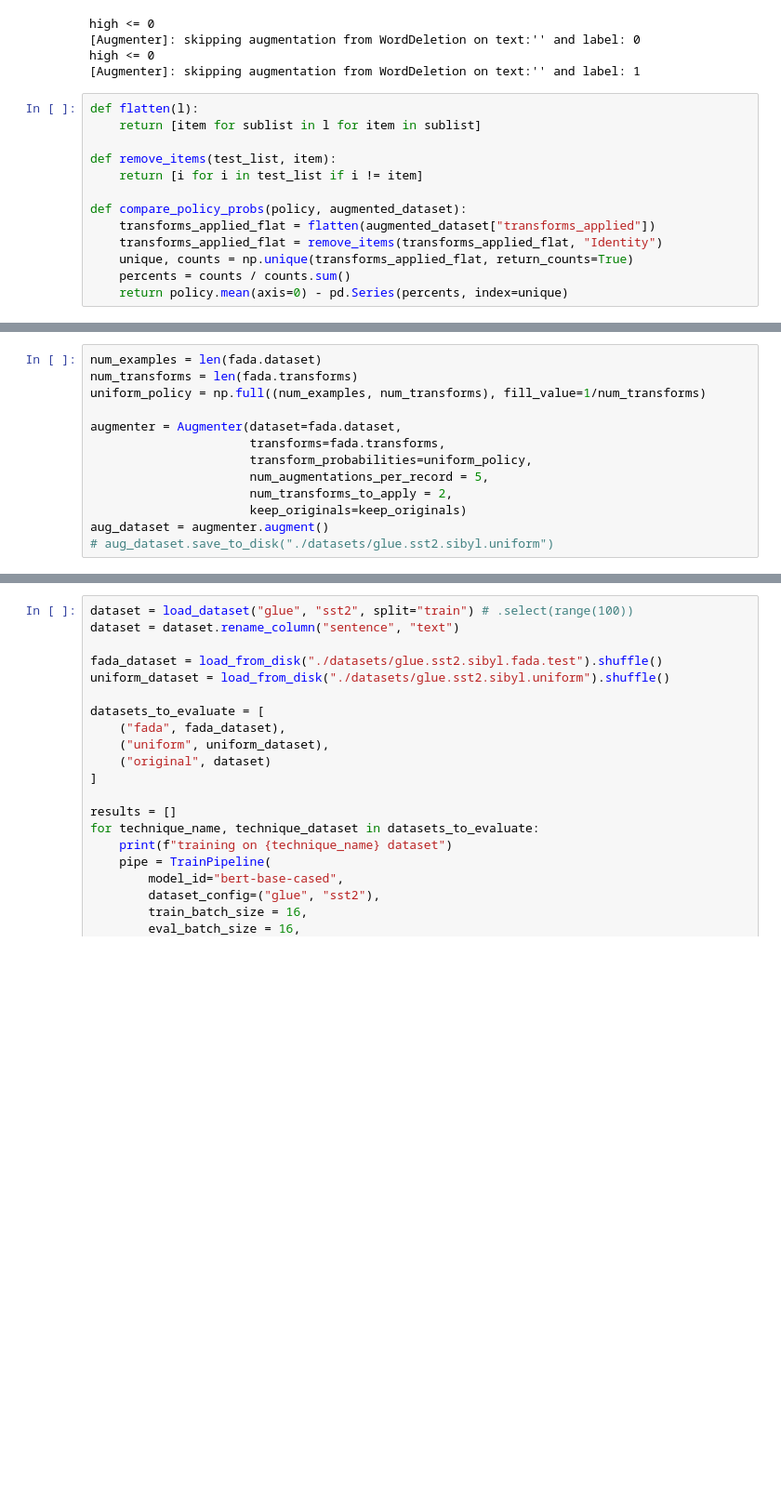
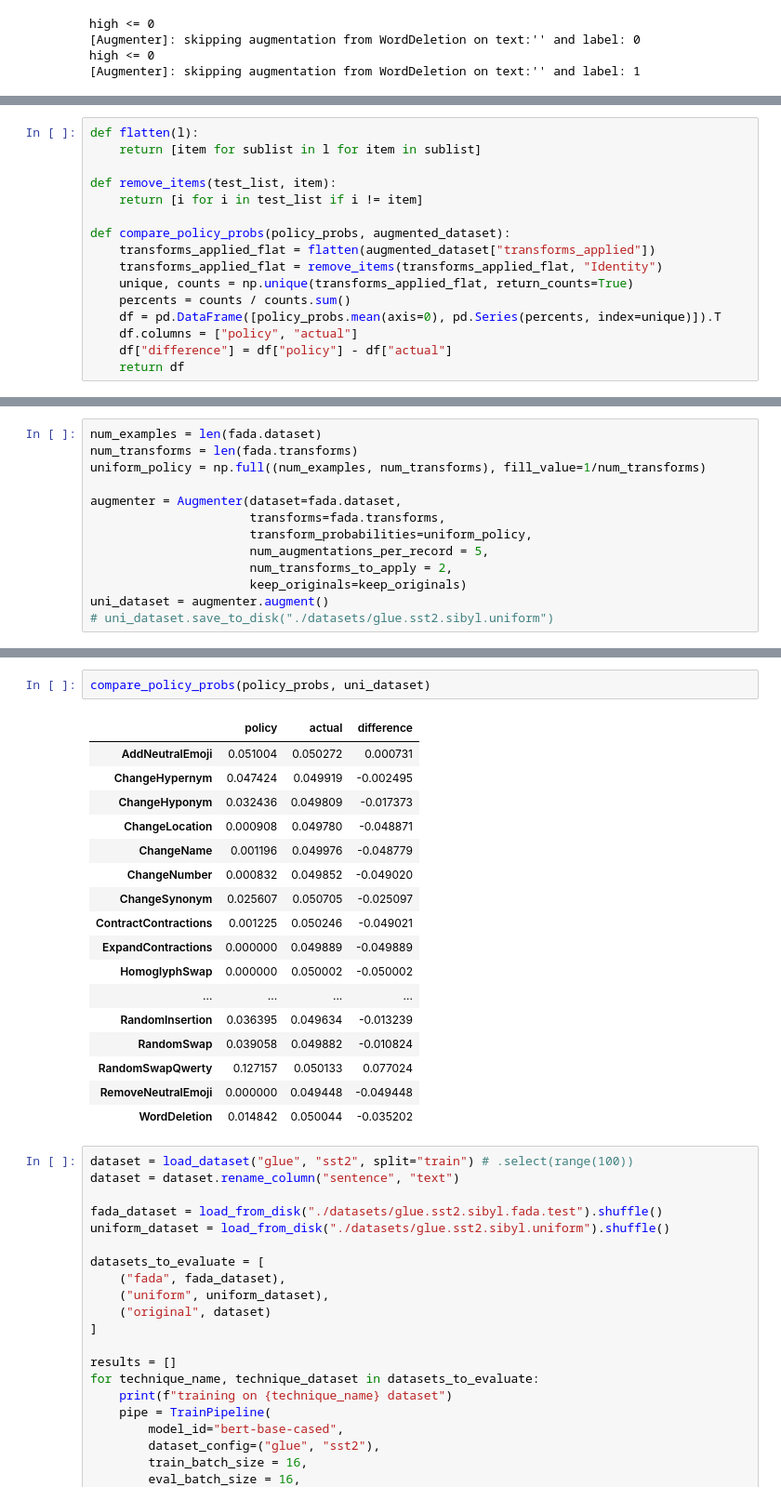
Before and after one commit to Wauplin/fada, a Jupyter notebook: fada - augment.ipynb, the cells around one changed output, grey strips where cells are left out. Shown at 93% size. Drawn from its saved outputs; the diff is of its cells as text; blank space fills up the shorter version.

```diff
--- a/fada - augment.ipynb
+++ b/fada - augment.ipynb
@@ -957,16 +957,3 @@ high <= 0
 [Augmenter]: skipping augmentation from WordDeletion on text:'' and label: 0
 high <= 0
 [Augmenter]: skipping augmentation from WordDeletion on text:'' and label: 1
-# %%
-def flatten(l):
-    return [item for sublist in l for item in sublist]
-
-def remove_items(test_list, item):
-    return [i for i in test_list if i != item]
-
-def compare_policy_probs(policy, augmented_dataset):
-    transforms_applied_flat = flatten(augmented_dataset["transforms_applied"])
-    transforms_applied_flat = remove_items(transforms_applied_flat, "Identity")
-    unique, counts = np.unique(transforms_applied_flat, return_counts=True)
-    percents = counts / counts.sum()
-    return policy.mean(axis=0) - pd.Series(percents, index=unique)
@@ -992,0 +960,16 @@ dtype: float64
+# %%
+def flatten(l):
+    return [item for sublist in l for item in sublist]
+
+def remove_items(test_list, item):
+    return [i for i in test_list if i != item]
+
+def compare_policy_probs(policy_probs, augmented_dataset):
+    transforms_applied_flat = flatten(augmented_dataset["transforms_applied"])
+    transforms_applied_flat = remove_items(transforms_applied_flat, "Identity")
+    unique, counts = np.unique(transforms_applied_flat, return_counts=True)
+    percents = counts / counts.sum()
+    df = pd.DataFrame([policy_probs.mean(axis=0), pd.Series(percents, index=unique)]).T
+    df.columns = ["policy", "actual"]
+    df["difference"] = df["policy"] - df["actual"]
+    return df
@@ -1001,7 +1004,7 @@ augmenter = Augmenter(dataset=fada.dataset,
                       num_augmentations_per_record = 5,
                       num_transforms_to_apply = 2,
                       keep_originals=keep_originals)
-aug_dataset = augmenter.augment()
-# aug_dataset.save_to_disk("./datasets/glue.sst2.sibyl.uniform")
+uni_dataset = augmenter.augment()
+# uni_dataset.save_to_disk("./datasets/glue.sst2.sibyl.uniform")
 # %% [output]
 high <= 0
@@ -1015,3 +1018,23 @@ high <= 0
+# %%
+compare_policy_probs(policy_probs, uni_dataset)
+# %% [output]
+|  | policy | actual | difference |
+| AddNeutralEmoji | 0.051004 | 0.050272 | 0.000731 |
+| ChangeHypernym | 0.047424 | 0.049919 | -0.002495 |
+| ChangeHyponym | 0.032436 | 0.049809 | -0.017373 |
+| ChangeLocation | 0.000908 | 0.049780 | -0.048871 |
+| ChangeName | 0.001196 | 0.049976 | -0.048779 |
+| ChangeNumber | 0.000832 | 0.049852 | -0.049020 |
+| ChangeSynonym | 0.025607 | 0.050705 | -0.025097 |
+| ContractContractions | 0.001225 | 0.050246 | -0.049021 |
+| ExpandContractions | 0.000000 | 0.049889 | -0.049889 |
+| HomoglyphSwap | 0.000000 | 0.050002 | -0.050002 |
+| ... | ... | ... | ... |
+| RandomInsertion | 0.036395 | 0.049634 | -0.013239 |
+| RandomSwap | 0.039058 | 0.049882 | -0.010824 |
+| RandomSwapQwerty | 0.127157 | 0.050133 | 0.077024 |
+| RemoveNeutralEmoji | 0.000000 | 0.049448 | -0.049448 |
+| WordDeletion | 0.014842 | 0.050044 | -0.035202 |
 # %%
 dataset = load_dataset("glue", "sst2", split="train") # .select(range(100))
 dataset = dataset.rename_column("sentence", "text")
```
Also changed, not shown: parts of 7 cells of this notebook.
